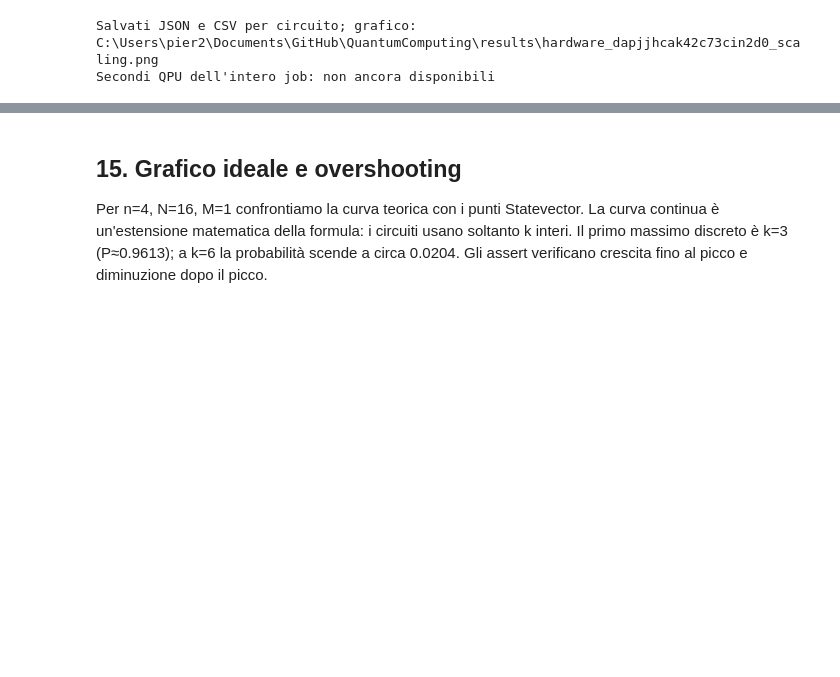
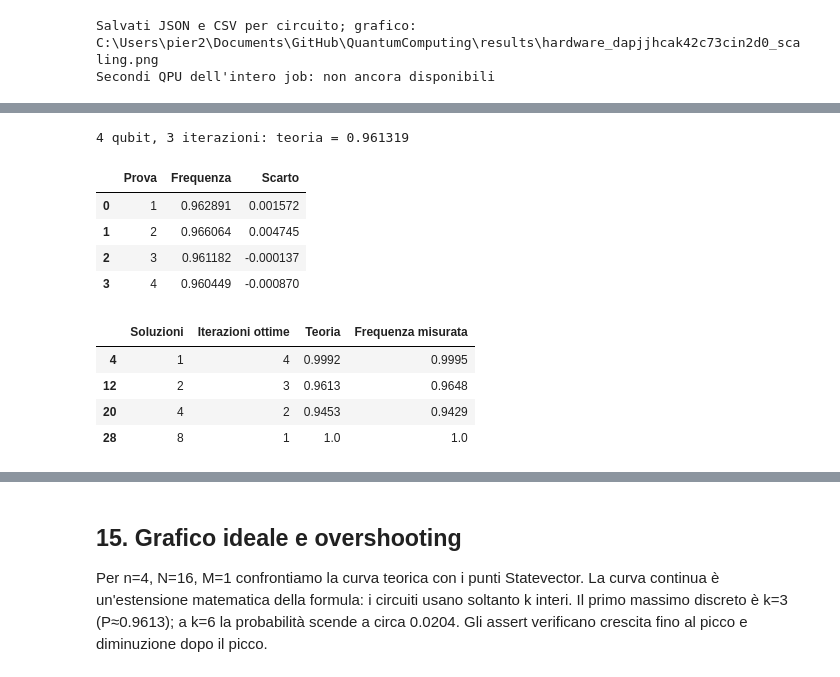
Before and after one commit to Pier2690/QuantumComputing, a Jupyter notebook: Grover.ipynb, the cells around one changed output, grey strips where cells are left out. Saved outputs shown, nothing was run; the diff lists cells and outputs as text; code cells hidden in the pictures; blank space fills up the shorter version.

```diff
--- a/Grover.ipynb
+++ b/Grover.ipynb
@@ -1577,0 +1384,21 @@ replica_summary.to_csv(results_directory / "grover_ideal_repetitions_summary.csv
+# %%
+# Riepilogo essenziale delle quattro ripetizioni ideali.
+print("4 qubit, 3 iterazioni: teoria =", round(trial_theory, 6))
+display(repeated_trials_df[["Prova", "Frequenza", "Scarto"]].round(6))
+
+# Risultati al numero ottimo di iterazioni, con piu' soluzioni.
+solutions_summary = multiple_summary_df[["M", "k_opt", "theoretical_probability", "measured_probability"]].copy()
+solutions_summary.columns = ["Soluzioni", "Iterazioni ottime", "Teoria", "Frequenza misurata"]
+display(solutions_summary.round(4))
+# %% [output]
+4 qubit, 3 iterazioni: teoria = 0.961319
+|  | Prova | Frequenza | Scarto |
+| 0 | 1 | 0.962891 | 0.001572 |
+| 1 | 2 | 0.966064 | 0.004745 |
+| 2 | 3 | 0.961182 | -0.000137 |
+| 3 | 4 | 0.960449 | -0.000870 |
+|  | Soluzioni | Iterazioni ottime | Teoria | Frequenza misurata |
+| 4 | 1 | 4 | 0.9992 | 0.9995 |
+| 12 | 2 | 3 | 0.9613 | 0.9648 |
+| 20 | 4 | 2 | 0.9453 | 0.9429 |
+| 28 | 8 | 1 | 1.0 | 1.0 |
```
Also changed, not shown: parts of 16 cells of this notebook.
